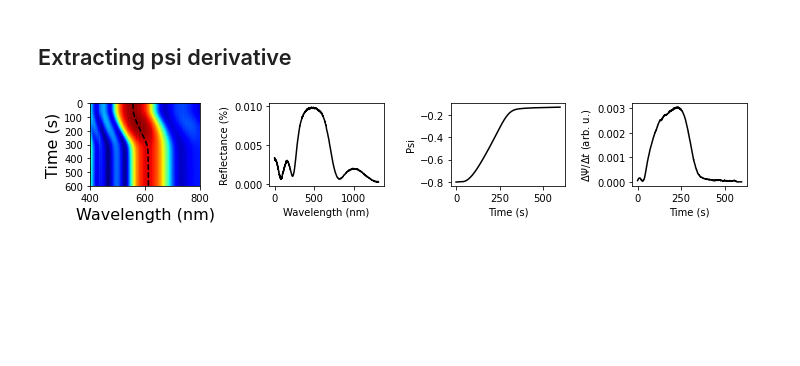
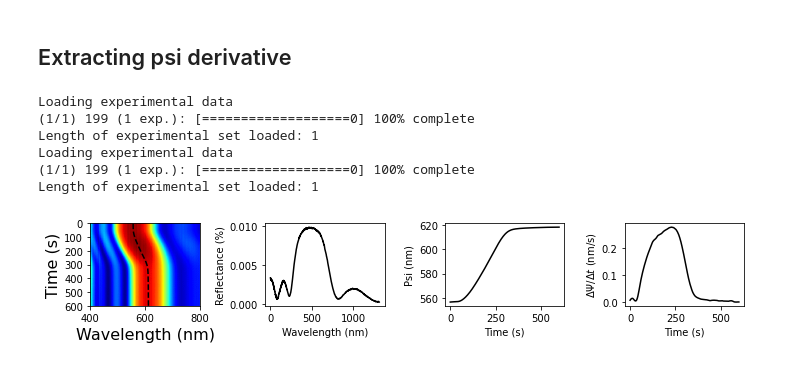
Before and after one commit to soerenbrandt/sniffing-sensor, a Jupyter notebook: figures/Fig2 - River plot.ipynb, the cells around one changed output. Drawn from its saved outputs; the diff is of its cells as text; code cells hidden in the pictures; blank space fills up the shorter version.

```diff
--- a/figures/Fig2 - River plot.ipynb
+++ b/figures/Fig2 - River plot.ipynb
@@ -59,35 +59,44 @@ fig, axes = plt.subplots(nrows=1, ncols=4, figsize=(10,2))
 ax = axes[0]
 im = plot_river(img_data, wavelengths, ax=ax)
 
 ax.plot(peak_loc[::-1], np.linspace(0,599,len(psi)),'k--')
 #cbar = plt.colorbar(im)
 
 ax.set_xlim([400, 800])
 ax.set_aspect(4/8.)
 
 # Spectrum
 ax = axes[1]
 ax.plot(img_data[100,:]/np.max(img_data[:]*100), 'k-')
 
 ax.set_xlabel("Wavelength (nm)")
 ax.set_ylabel("Reflectance (%)")
 
 # Psi
 ax = axes[2]
-psi_ = PhaseTransform.transform(pd.DataFrame(img_data.transpose()))
+#psi_ = PhaseTransform.transform(pd.DataFrame(img_data.transpose()))
+psi_ = DataLoader({"199": [exp_num]}, transforms=[PhaseTransform]).load()[0][exp_num]
 
 ax.plot(psi_, 'k-')
 ax.set_xlabel("Time (s)")
-ax.set_ylabel("Psi")
+ax.set_ylabel("Psi (nm)")
 
 # Psi deriv
 ax = axes[3]
-psi_deriv = DerivTransform.transform(pd.DataFrame(img_data.transpose()))
+#psi_deriv = DerivTransform.transform(pd.DataFrame(img_data.transpose()))
+psi_deriv = DataLoader({"199": [exp_num]}, transforms=[DerivTransform]).load()[0][exp_num]
 
 ax.plot(psi_deriv, 'k-')
 ax.set_xlabel("Time (s)")
-ax.set_ylabel("$\Delta \Psi/\Delta t$ (arb. u.)")
+ax.set_ylabel("$\Delta \Psi/\Delta t$ (nm/s)")
 
 plt.tight_layout()
+# fig.savefig('./Fig2 - River plot (SI).svg', dpi=1200)
 # %% [output]
+Loading experimental data
+(1/1) 199 (1 exp.): [===================0] 100% complete
+Length of experimental set loaded: 1
+Loading experimental data
+(1/1) 199 (1 exp.): [===================0] 100% complete
+Length of experimental set loaded: 1
-[figure, old version]
+[figure, new version]
```
Also changed, not shown: 6 other files.
